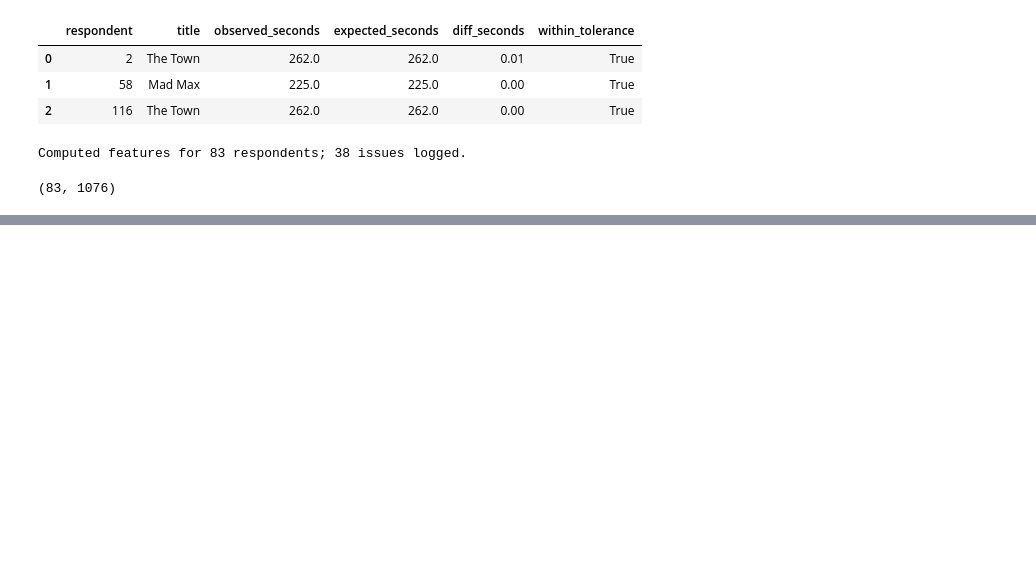
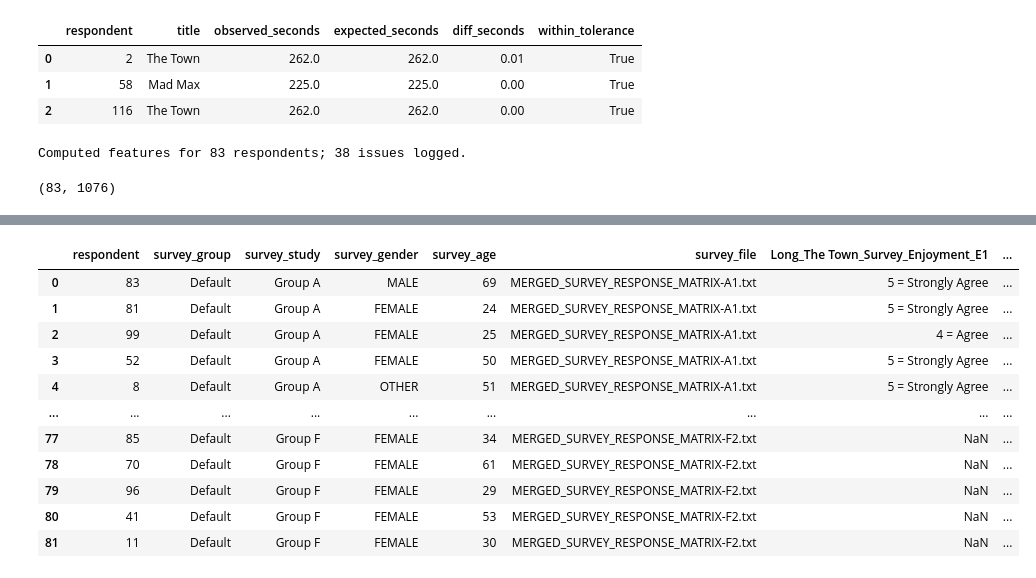
Before and after one commit to NeuralSenseCode/544_WBD_CXCU, a Jupyter notebook: analysis/assemble_uv.ipynb, the cells around one changed output, grey strips where cells are left out. Drawn from its saved outputs; the diff is of its cells as text; code cells hidden in the pictures; blank space fills up the shorter version.

```diff
--- a/analysis/assemble_uv.ipynb
+++ b/analysis/assemble_uv.ipynb
@@ -1093,0 +1250,93 @@ Computed features for 83 respondents; 38 issues logged.
+# %%
+def _extract_group_letter(path: Path) -> str:
+    for part in path.parts:
+        if part.startswith("Group ") and "-" not in part:
+            return part.split()[-1].strip().upper()
+    raise ValueError(f"Unable to determine group letter from path: {path}")
+
+
+def _rename_survey_columns(df: pd.DataFrame, group_letter: str) -> pd.DataFrame:
+    rename_subset = survey_metadata.loc[survey_metadata["group"] == group_letter]
+    rename_dict = {
+        raw: target
+        for raw, target in zip(rename_subset["raw_column"], rename_subset["target_column"])
+        if raw in df.columns
+    }
+    df = df.rename(columns=rename_dict)
+    columns_to_keep = [
+        "respondent",
+        "survey_group",
+        "survey_study",
+        "survey_gender",
+        "survey_age",
+        "survey_file",
+        *sorted(rename_dict.values()),
+    ]
+    existing_columns = [col for col in columns_to_keep if col in df.columns]
+    return df.loc[:, existing_columns]
+
+
+def _load_survey_file(path: Path) -> pd.DataFrame:
+    # Some open-ended answers contain newline characters and stray quotes; use python engine with minimal parsing assumptions.
+    return pd.read_csv(
+        path,
+        sep="\t",
+        dtype=str,
+        engine="python",
+        quoting=csv.QUOTE_NONE,
+        encoding="utf-8",
+        on_bad_lines="warn",
+    )
+
+
+survey_frames = []
+
+for survey_path in survey_files:
+    group_letter = _extract_group_letter(survey_path)
+    df = _load_survey_file(survey_path)
+    df.columns = [col.strip() for col in df.columns]
+    df = df.replace({"EMPTY FIELD": np.nan})
+    df["RESPONDENT"] = df["RESPONDENT"].astype(str).str.strip()
+    df = df.rename(
+        columns={
+            "RESPONDENT": "respondent",
+            "GROUP": "survey_group",
+            "STUDY": "survey_study",
+            "GENDER": "survey_gender",
+            "AGE": "survey_age",
+        }
+    )
+    if "survey_group" not in df.columns:
+        df["survey_group"] = group_letter
+    df["survey_group"] = df["survey_group"].fillna(group_letter).astype(str).str.strip()
+    if "survey_study" in df.columns:
+        df["survey_study"] = df["survey_study"].astype(str).str.strip()
+    else:
+        df["survey_study"] = np.nan
+    if "survey_gender" in df.columns:
+        df["survey_gender"] = df["survey_gender"].astype(str).str.strip()
+    else:
+        df["survey_gender"] = np.nan
+    df["survey_file"] = survey_path.name
+    if "survey_age" in df.columns:
+        df["survey_age"] = pd.to_numeric(df["survey_age"], errors="coerce")
+    else:
+        df["survey_age"] = np.nan
+    df = _rename_survey_columns(df, group_letter)
+    survey_frames.append(df)
+
+survey_responses = pd.concat(survey_frames, ignore_index=True)
+survey_responses
+# %% [output]
+|  | respondent | survey_group | survey_study | survey_gender | survey_age | survey_file | Long_The Town_Survey_Enjoyment_E1 | ... |
+| 0 | 83 | Default | Group A | MALE | 69 | MERGED_SURVEY_RESPONSE_MATRIX-A1.txt | 5 = Strongly Agree | ... |
+| 1 | 81 | Default | Group A | FEMALE | 24 | MERGED_SURVEY_RESPONSE_MATRIX-A1.txt | 5 = Strongly Agree | ... |
+| 2 | 99 | Default | Group A | FEMALE | 25 | MERGED_SURVEY_RESPONSE_MATRIX-A1.txt | 4 = Agree | ... |
+| 3 | 52 | Default | Group A | FEMALE | 50 | MERGED_SURVEY_RESPONSE_MATRIX-A1.txt | 5 = Strongly Agree | ... |
+| 4 | 8 | Default | Group A | OTHER | 51 | MERGED_SURVEY_RESPONSE_MATRIX-A1.txt | 5 = Strongly Agree | ... |
+| ... | ... | ... | ... | ... | ... | ... | ... | ... |
+| 77 | 85 | Default | Group F | FEMALE | 34 | MERGED_SURVEY_RESPONSE_MATRIX-F2.txt | NaN | ... |
+| 78 | 70 | Default | Group F | FEMALE | 61 | MERGED_SURVEY_RESPONSE_MATRIX-F2.txt | NaN | ... |
+| 79 | 96 | Default | Group F | FEMALE | 29 | MERGED_SURVEY_RESPONSE_MATRIX-F2.txt | NaN | ... |
+| 80 | 41 | Default | Group F | FEMALE | 53 | MERGED_SURVEY_RESPONSE_MATRIX-F2.txt | NaN | ... |
+| 81 | 11 | Default | Group F | FEMALE | 30 | MERGED_SURVEY_RESPONSE_MATRIX-F2.txt | NaN | ... |
```
Also changed, not shown: parts of 22 cells of this notebook, 2 other files.
